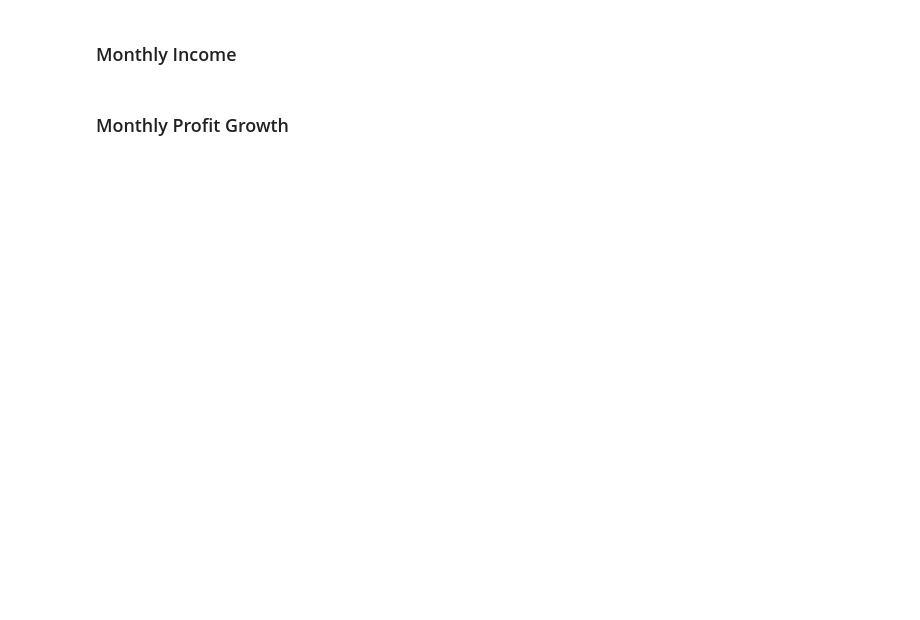
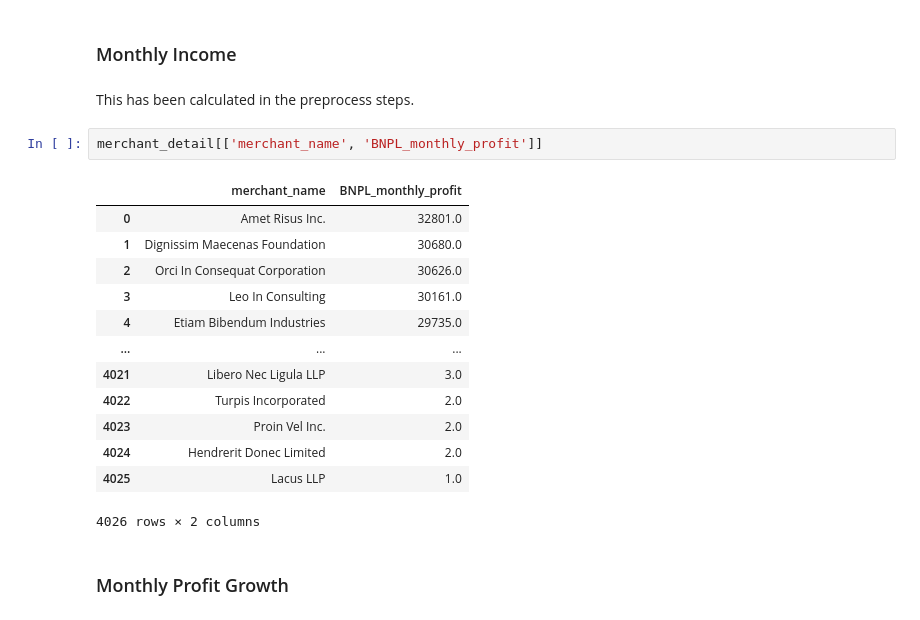
Before and after one commit to MAST30034-Applied-Data-Science/generic-buy-now-pay-later-project-group-33, a Jupyter notebook: notebooks/Summary of Project.ipynb, the cells around one changed output. Drawn from its saved outputs; the diff is of its cells as text; blank space fills up the shorter version.

```diff
--- a/notebooks/Summary of Project.ipynb
+++ b/notebooks/Summary of Project.ipynb
@@ -25,4 +90,22 @@ $ EstimatedProfit = (MonthlyProfit + 12 * ProfitGrowth) * (1 - FraudProbability)
 # %% [markdown]
 ### Monthly Income
+# %% [markdown]
+This has been calculated in the preprocess steps.
+# %%
+merchant_detail[['merchant_name', 'BNPL_monthly_profit']]
+# %% [output]
+|  | merchant_name | BNPL_monthly_profit |
+| 0 | Amet Risus Inc. | 32801.0 |
+| 1 | Dignissim Maecenas Foundation | 30680.0 |
+| 2 | Orci In Consequat Corporation | 30626.0 |
+| 3 | Leo In Consulting | 30161.0 |
+| 4 | Etiam Bibendum Industries | 29735.0 |
+| ... | ... | ... |
+| 4021 | Libero Nec Ligula LLP | 3.0 |
+| 4022 | Turpis Incorporated | 2.0 |
+| 4023 | Proin Vel Inc. | 2.0 |
+| 4024 | Hendrerit Donec Limited | 2.0 |
+| 4025 | Lacus LLP | 1.0 |
+4026 rows × 2 columns
 # %% [markdown]
 ### Monthly Profit Growth
```
Also changed, not shown: parts of 16 cells of this notebook, 4 other files.
